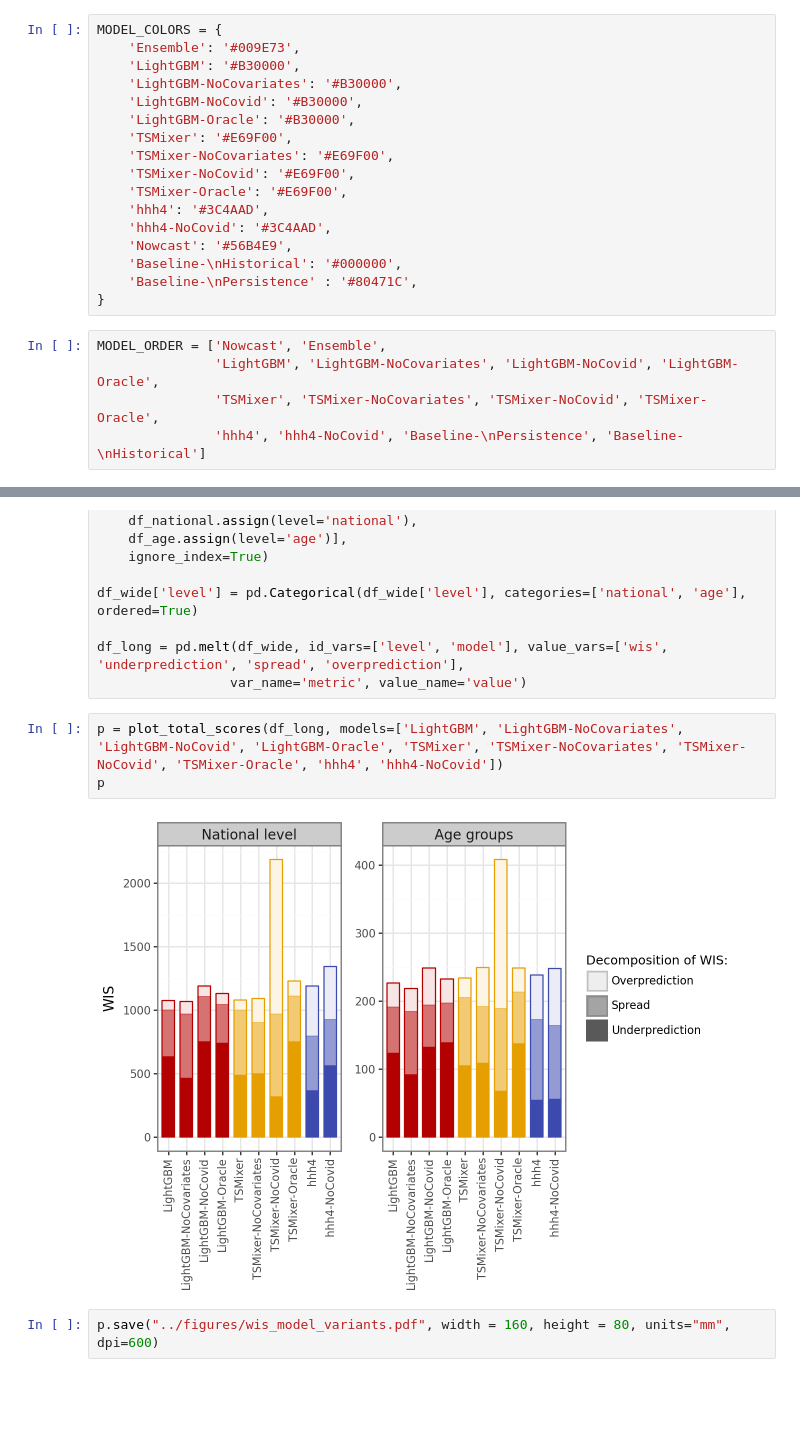
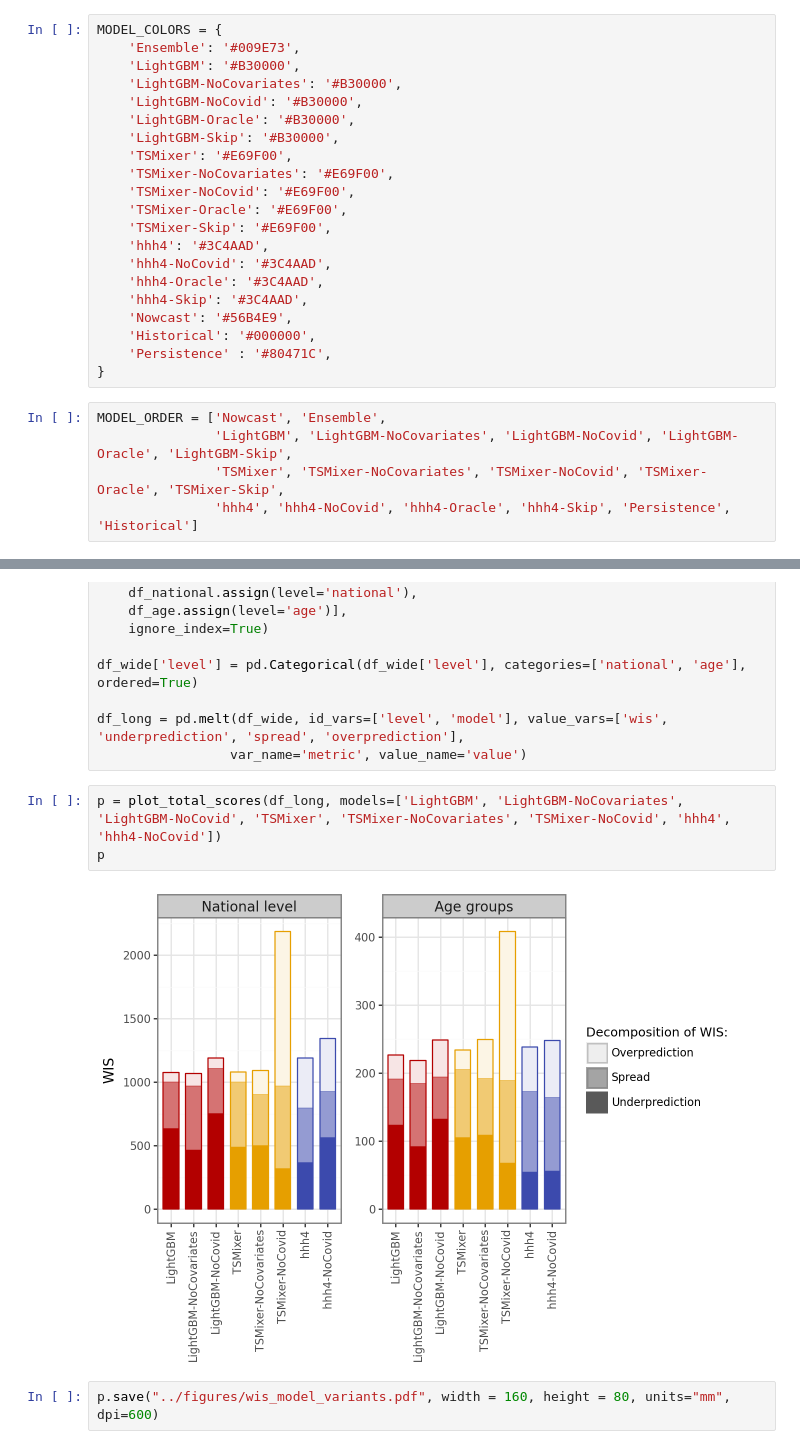
Before and after one commit to dwolffram/SARI-ML, a Jupyter notebook: post-covid/evaluation.ipynb, the cells around one changed output, grey strips where cells are left out. Saved outputs shown, nothing was run; the diff lists cells and outputs as text; blank space fills up the shorter version.

Commit message:
added some more plots about model variants

```diff
--- a/post-covid/evaluation.ipynb
+++ b/post-covid/evaluation.ipynb
@@ -24,19 +24,23 @@ MODEL_COLORS = {
     'LightGBM-NoCovariates': '#B30000',
     'LightGBM-NoCovid': '#B30000',
     'LightGBM-Oracle': '#B30000',
+    'LightGBM-Skip': '#B30000',
     'TSMixer': '#E69F00',
     'TSMixer-NoCovariates': '#E69F00',
     'TSMixer-NoCovid': '#E69F00',
     'TSMixer-Oracle': '#E69F00',
+    'TSMixer-Skip': '#E69F00',
     'hhh4': '#3C4AAD',
     'hhh4-NoCovid': '#3C4AAD',
+    'hhh4-Oracle': '#3C4AAD',
+    'hhh4-Skip': '#3C4AAD',
     'Nowcast': '#56B4E9',
-    'Baseline-\nHistorical': '#000000',
-    'Baseline-\nPersistence' : '#80471C',
+    'Historical': '#000000',
+    'Persistence' : '#80471C',
 }
 # %%
 MODEL_ORDER = ['Nowcast', 'Ensemble',
-               'LightGBM', 'LightGBM-NoCovariates', 'LightGBM-NoCovid', 'LightGBM-Oracle',
-               'TSMixer', 'TSMixer-NoCovariates', 'TSMixer-NoCovid', 'TSMixer-Oracle',
-               'hhh4', 'hhh4-NoCovid', 'Baseline-\nPersistence', 'Baseline-\nHistorical']
+               'LightGBM', 'LightGBM-NoCovariates', 'LightGBM-NoCovid', 'LightGBM-Oracle', 'LightGBM-Skip',
+               'TSMixer', 'TSMixer-NoCovariates', 'TSMixer-NoCovid', 'TSMixer-Oracle', 'TSMixer-Skip',
+               'hhh4', 'hhh4-NoCovid', 'hhh4-Oracle', 'hhh4-Skip', 'Persistence', 'Historical']
 # %%
@@ -413,9 +432,9 @@ df_wide['level'] = pd.Categorical(df_wide['level'], categories=['national', 'age
 df_long = pd.melt(df_wide, id_vars=['level', 'model'], value_vars=['wis', 'underprediction', 'spread', 'overprediction'],
                  var_name='metric', value_name='value')
 # %%
-p = plot_total_scores(df_long, models=['LightGBM', 'LightGBM-NoCovariates', 'LightGBM-NoCovid', 'LightGBM-Oracle', 'TSMixer', 'TSMixer-NoCovariates', 'TSMixer-NoCovid', 'TSMixer-Oracle', 'hhh4', 'hhh4-NoCovid'])
+p = plot_total_scores(df_long, models=['LightGBM', 'LightGBM-NoCovariates', 'LightGBM-NoCovid', 'TSMixer', 'TSMixer-NoCovariates', 'TSMixer-NoCovid', 'hhh4', 'hhh4-NoCovid'])
 p
 # %% [output]
-[figure, old version]
+[figure, new version]
 # %%
 p.save("../figures/wis_model_variants.pdf", width = 160, height = 80, units="mm", dpi=600)
```
Also changed, not shown: parts of 30 cells of this notebook, 11 other files.
